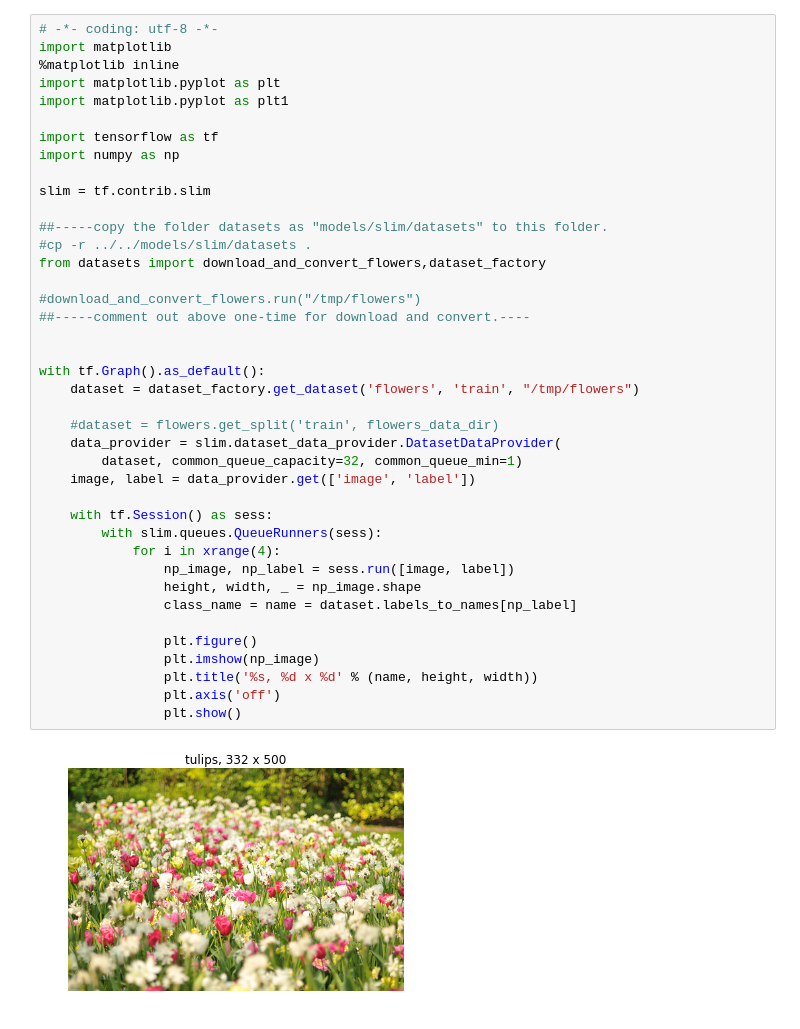
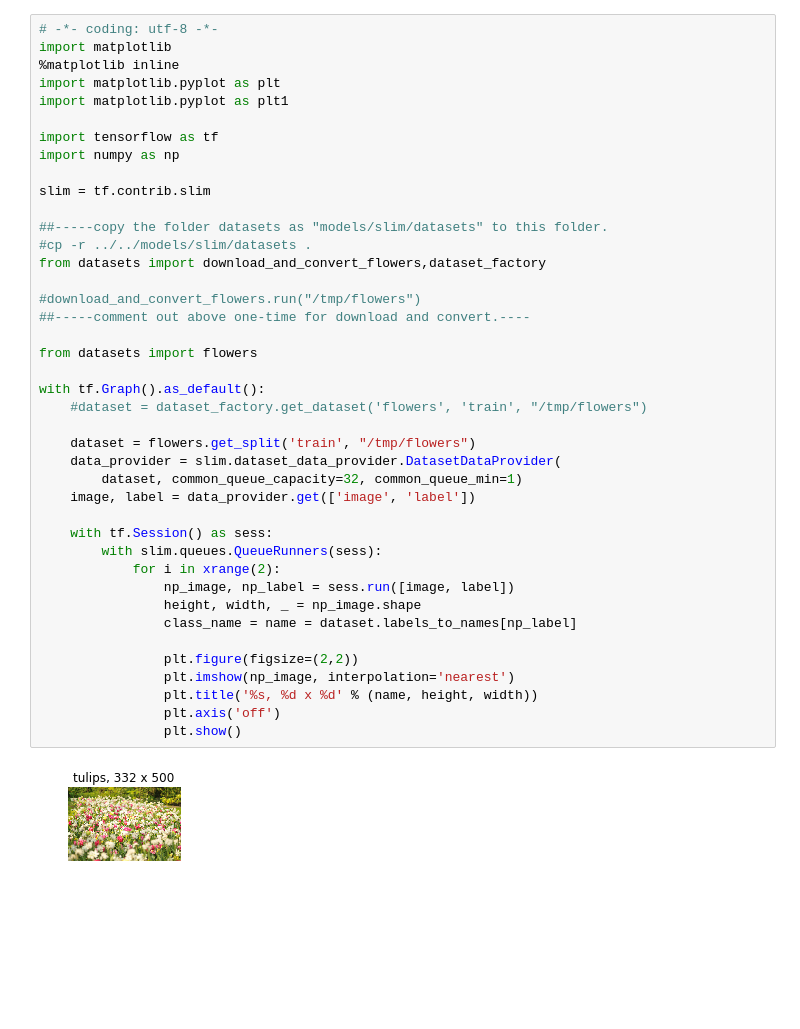
Before and after one commit to MuhammadHasib/MachineLearningStudy, a Jupyter notebook: drawPlot/flowers_view.ipynb, the cells around one changed output. Cells and saved outputs as stored; diff of their text form; blank space fills up the shorter version.

```diff
--- a/drawPlot/flowers_view.ipynb
+++ b/drawPlot/flowers_view.ipynb
@@ -7,36 +7,37 @@ import matplotlib.pyplot as plt1
 
 import tensorflow as tf
 import numpy as np
 
 slim = tf.contrib.slim
 
 ##-----copy the folder datasets as "models/slim/datasets" to this folder.
 #cp -r ../../models/slim/datasets .
 from datasets import download_and_convert_flowers,dataset_factory
 
 #download_and_convert_flowers.run("/tmp/flowers")
 ##-----comment out above one-time for download and convert.----
 
+from datasets import flowers
 
 with tf.Graph().as_default():
-    dataset = dataset_factory.get_dataset('flowers', 'train', "/tmp/flowers")
+    #dataset = dataset_factory.get_dataset('flowers', 'train', "/tmp/flowers")
 
-    #dataset = flowers.get_split('train', flowers_data_dir)
+    dataset = flowers.get_split('train', "/tmp/flowers")
     data_provider = slim.dataset_data_provider.DatasetDataProvider(
         dataset, common_queue_capacity=32, common_queue_min=1)
     image, label = data_provider.get(['image', 'label'])
 
     with tf.Session() as sess:
         with slim.queues.QueueRunners(sess):
-            for i in xrange(4):
+            for i in xrange(2):
                 np_image, np_label = sess.run([image, label])
                 height, width, _ = np_image.shape
                 class_name = name = dataset.labels_to_names[np_label]
 
-                plt.figure()
-                plt.imshow(np_image)
+                plt.figure(figsize=(2,2))
+                plt.imshow(np_image, interpolation='nearest')
                 plt.title('%s, %d x %d' % (name, height, width))
                 plt.axis('off')
                 plt.show()
 # %% [output]
-[figure, old version]
+[figure, new version]
```
Also changed, not shown: parts of 1 cell of this notebook.
